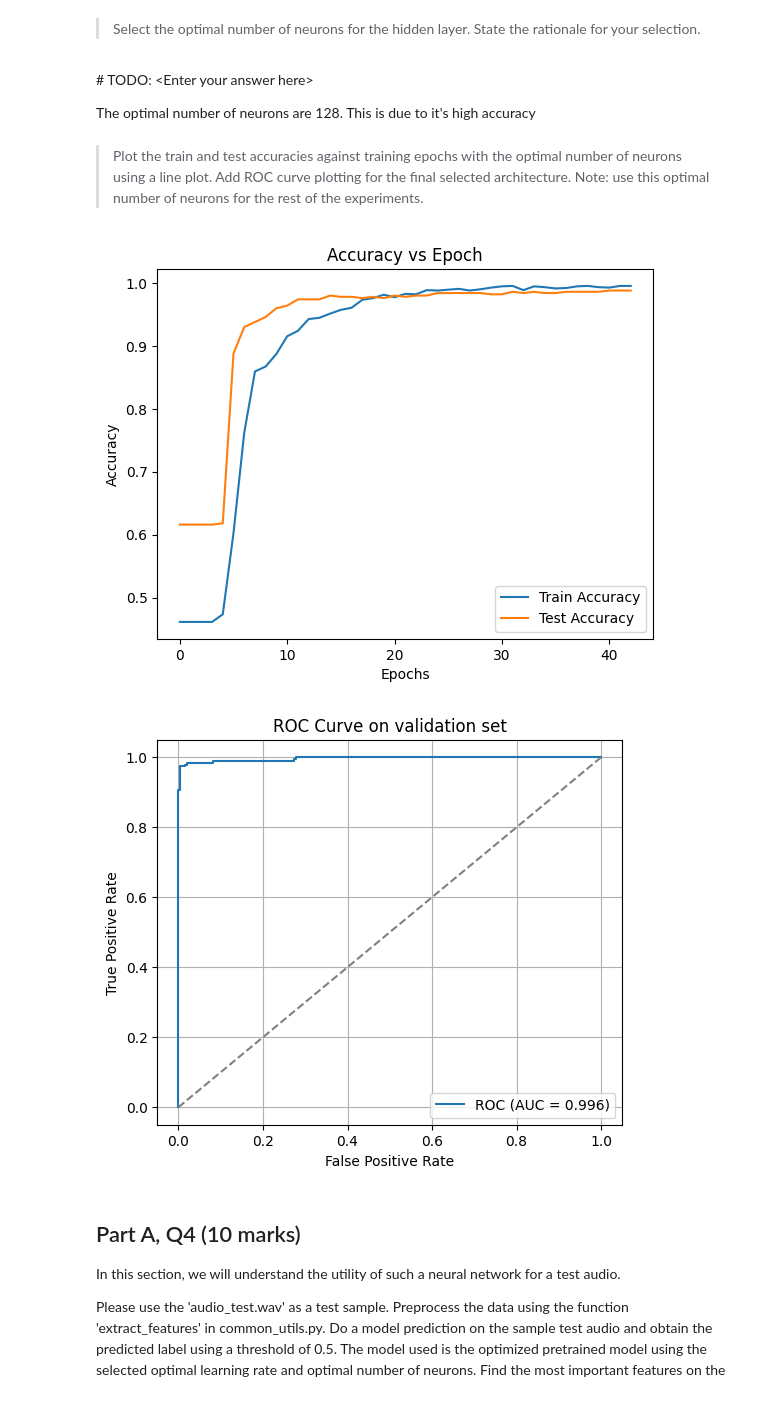
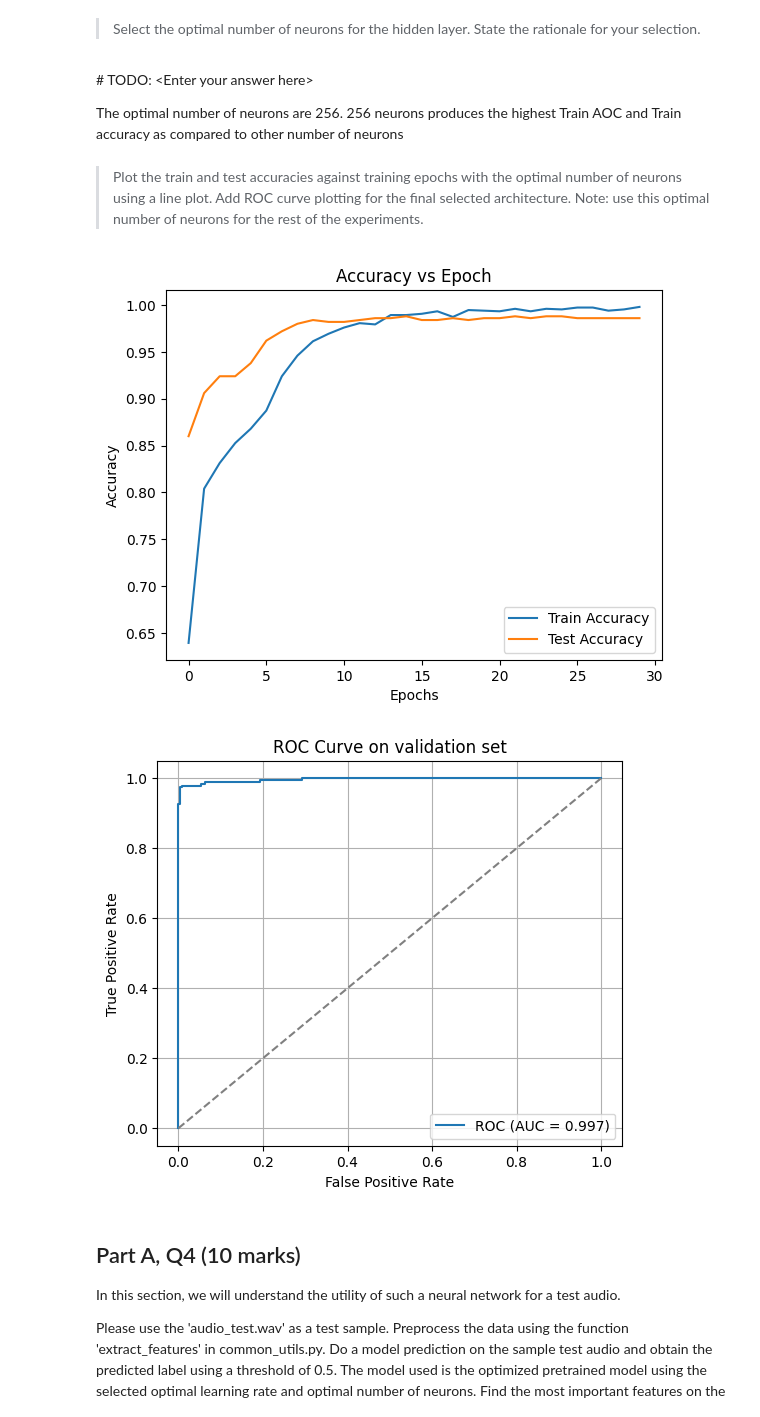
Before and after one commit to KyeYongChoo/Neural-Networks-Music-Classification-Housing-Price-Predictor, a Jupyter notebook: files_PartA/files_PartA/PartA_Template.ipynb, the cells around one changed output. Cells and saved outputs as stored; diff of their text form; code cells hidden in the pictures.

```diff
--- a/files_PartA/files_PartA/PartA_Template.ipynb
+++ b/files_PartA/files_PartA/PartA_Template.ipynb
@@ -1050,7 +1050,7 @@ plt.show()
 # %% [markdown]
 \# TODO: \<Enter your answer here\>
 
-The optimal number of neurons are 128. This is due to it's high accuracy
+The optimal number of neurons are 256. 256 neurons produces the highest Train AOC and Train accuracy as compared to other number of neurons
 # %% [markdown]
 > Plot the train and test accuracies against training epochs with the optimal number of neurons using a line plot. Add ROC curve plotting for the final selected architecture.
 Note: use this optimal number of neurons for the rest of the experiments.
@@ -1058,7 +1058,7 @@ Note: use this optimal number of neurons for the rest of the experiments.
 # TODO: Enter your code here
 resultsQ3p2 = ExperimentResults()
 
-optim_neuron = 128
+optim_neuron = 256
 
 """
 Overall train/test acc easy to obtain,
@@ -1077,34 +1077,34 @@ train_dataloader, val_dataloader = next(
 supermodel, loss_fn, optimizer = setup(first_layer_size=optim_neuron, adam_init_lr=optim_lr)
 train_losses, test_losses, epochs, train_acc_arr, test_acc_arr, train_pred_probs, test_pred_probs, time_elapsed = train_and_test(train_dataloader, val_dataloader, supermodel, loss_fn, optimizer)
 resultsQ3p2.add_result(
     optim_neuron, fold_idx,
     train_losses, test_losses, epochs,
     train_acc_arr, test_acc_arr,
     train_pred_probs, test_pred_probs,
     time_elapsed
 )
 
 train_auc, val_auc, fpr_train, tpr_train, fpr_val, tpr_val, train_acc, val_acc = resultsQ3p2.calculate_auc_acc_score(optim_neuron, no_folds=1, lr_to_extract_label_from_y_train_dict_y_val_dict= optim_lr)
 
 plt.plot(epochs, train_acc_arr, label= "Train Accuracy")
 plt.plot(epochs, test_acc_arr, label= "Test Accuracy")
 plt.title("Accuracy vs Epoch")
 plt.xlabel("Epochs")
 plt.ylabel("Accuracy")
 plt.legend()
 
 roc_auc = auc(fpr_val, tpr_val)
 plt.figure(figsize=(6,5))
 plt.plot(fpr_val, tpr_val, label=f'ROC (AUC = {roc_auc:.3f})')
 plt.plot([0,1],[0,1],'--', color='gray')
 plt.xlabel('False Positive Rate')
 plt.ylabel('True Positive Rate')
 plt.title(f'ROC Curve on validation set')
 plt.legend()
 plt.grid(True)
 plt.show()
 # %% [output]
-[figure, old version]
+[figure, new version]
 [figure]
 # %% [markdown]
 Part A, Q4 (10 marks)
```
Also changed, not shown: parts of 9 cells of this notebook, 1 other file.
